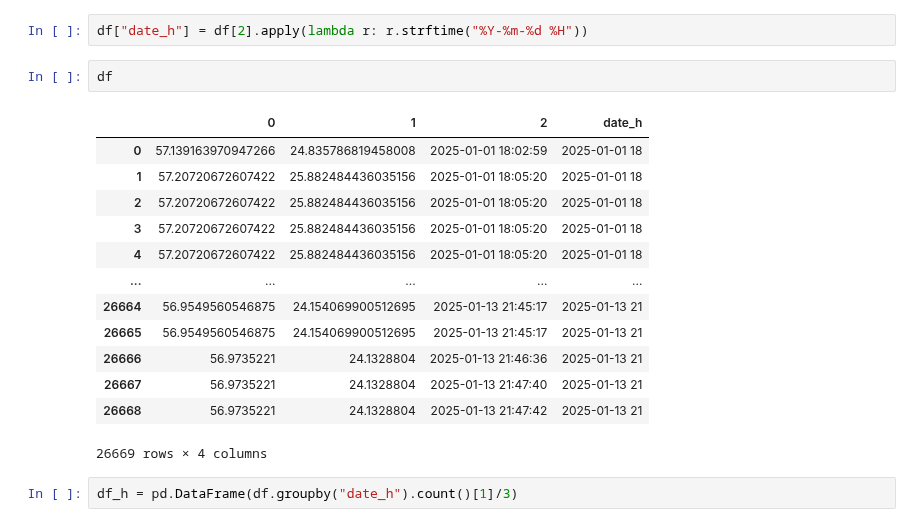
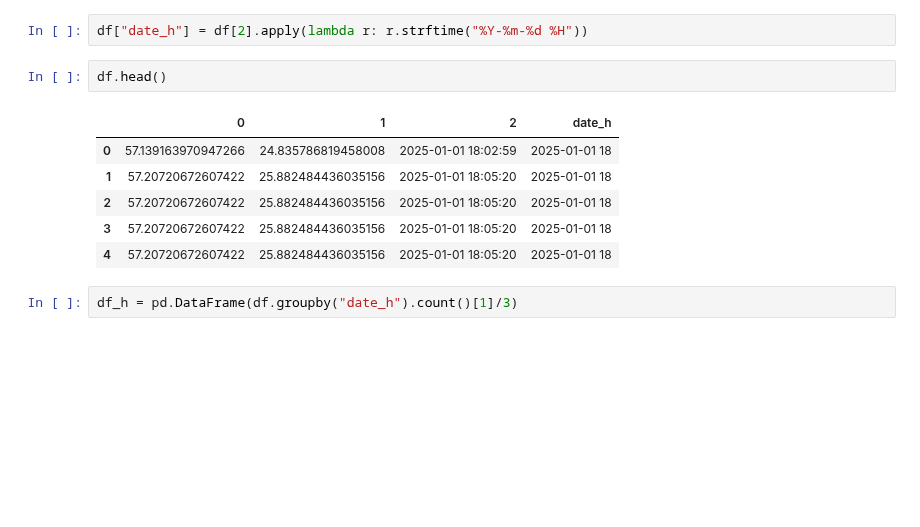
Before and after one commit to kristapsbe/meteo_dashboard, a Jupyter notebook: explore.ipynb, the cells around one changed output. Saved outputs shown, nothing was run; the diff lists cells and outputs as text; blank space fills up the shorter version.

```diff
--- a/explore.ipynb
+++ b/explore.ipynb
@@ -39,21 +39,14 @@ RangeIndex(start=0, stop=3, step=1)
 # %%
 df["date_h"] = df[2].apply(lambda r: r.strftime("%Y-%m-%d %H"))
 # %%
-df
+df.head()
 # %% [output]
 |  | 0 | 1 | 2 | date_h |
 | 0 | 57.139163970947266 | 24.835786819458008 | 2025-01-01 18:02:59 | 2025-01-01 18 |
 | 1 | 57.20720672607422 | 25.882484436035156 | 2025-01-01 18:05:20 | 2025-01-01 18 |
 | 2 | 57.20720672607422 | 25.882484436035156 | 2025-01-01 18:05:20 | 2025-01-01 18 |
 | 3 | 57.20720672607422 | 25.882484436035156 | 2025-01-01 18:05:20 | 2025-01-01 18 |
 | 4 | 57.20720672607422 | 25.882484436035156 | 2025-01-01 18:05:20 | 2025-01-01 18 |
-| ... | ... | ... | ... | ... |
-| 26664 | 56.9549560546875 | 24.154069900512695 | 2025-01-13 21:45:17 | 2025-01-13 21 |
-| 26665 | 56.9549560546875 | 24.154069900512695 | 2025-01-13 21:45:17 | 2025-01-13 21 |
-| 26666 | 56.9735221 | 24.1328804 | 2025-01-13 21:46:36 | 2025-01-13 21 |
-| 26667 | 56.9735221 | 24.1328804 | 2025-01-13 21:47:40 | 2025-01-13 21 |
-| 26668 | 56.9735221 | 24.1328804 | 2025-01-13 21:47:42 | 2025-01-13 21 |
-26669 rows × 4 columns
 # %%
 df_h = pd.DataFrame(df.groupby("date_h").count()[1]/3)
 # %%
```
Also changed, not shown: parts of 3 cells of this notebook.
